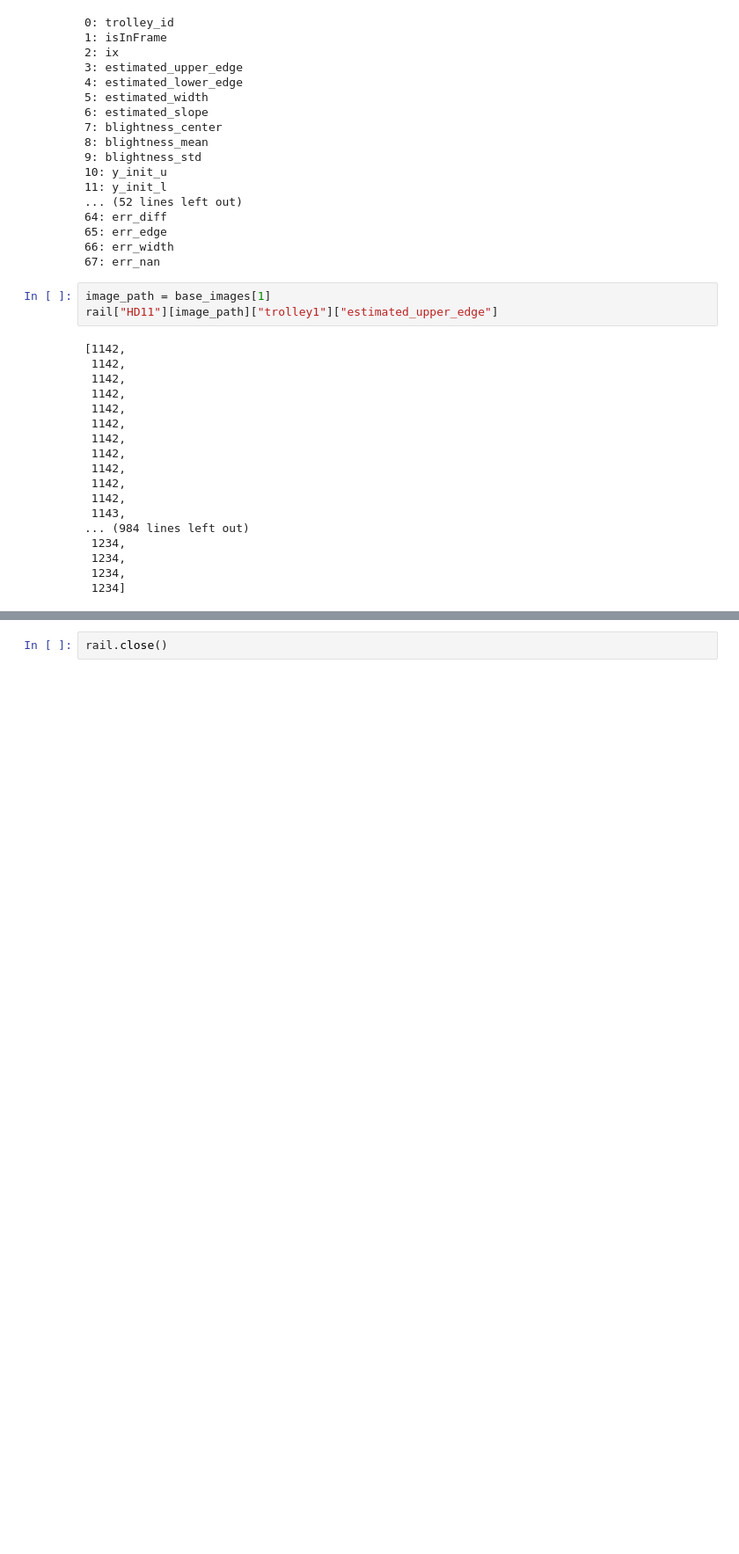
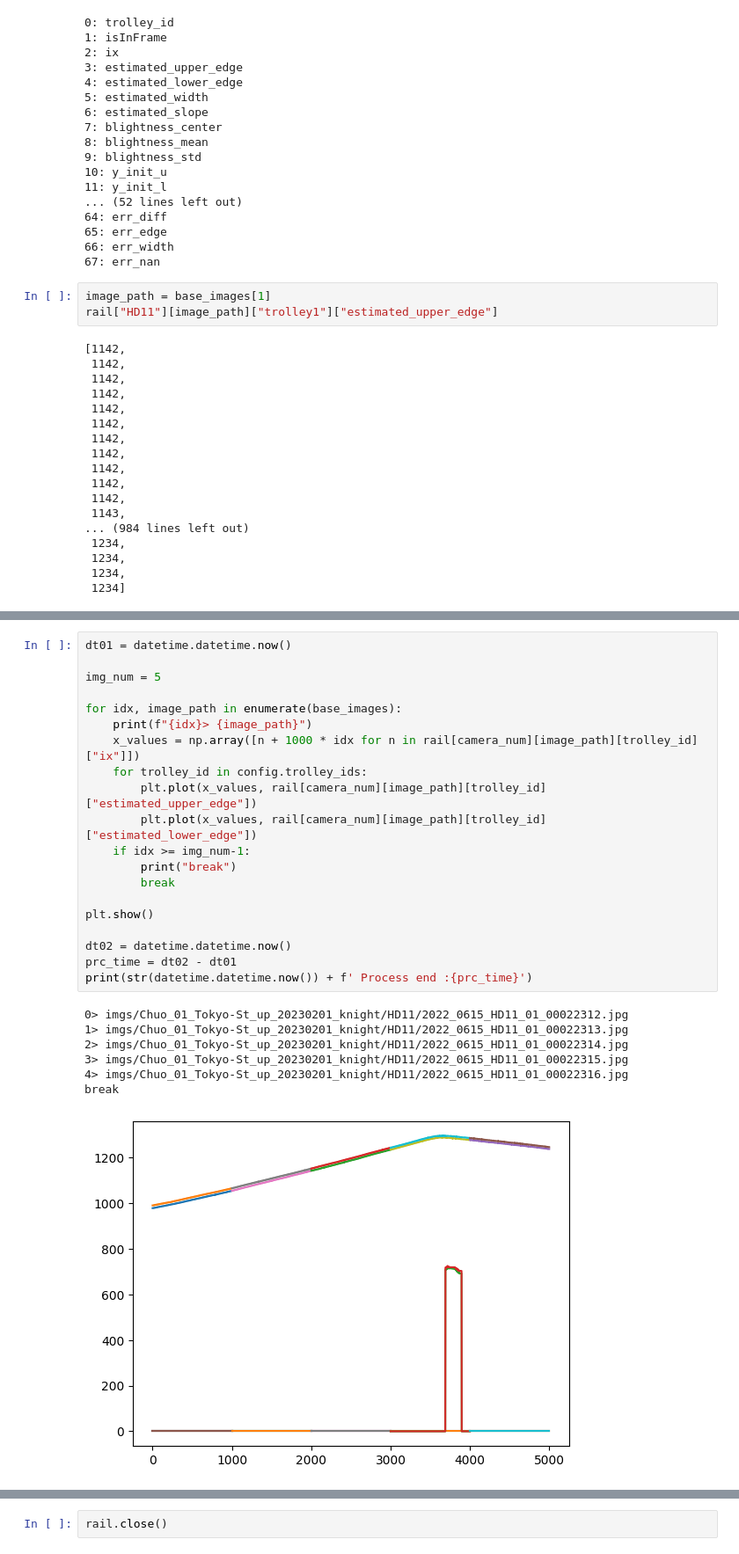
Before and after one commit to esioEptmcDxpt/green-finder, a Jupyter notebook: shelve_check.ipynb, the cells around one changed output, grey strips where cells are left out. Shown at 88% size. Drawn from its saved outputs; the diff is of its cells as text; blank space fills up the shorter version.

```diff
--- a/shelve_check.ipynb
+++ b/shelve_check.ipynb
@@ -129,0 +141,28 @@ imgs/Chuo_01_Tokyo-St_up_20230201_knight/HD11/2022_0615_HD11_01_00022314.jpg
+# %%
+dt01 = datetime.datetime.now()
+
+img_num = 5
+
+for idx, image_path in enumerate(base_images):
+    print(f"{idx}> {image_path}")
+    x_values = np.array([n + 1000 * idx for n in rail[camera_num][image_path][trolley_id]["ix"]])
+    for trolley_id in config.trolley_ids:
+        plt.plot(x_values, rail[camera_num][image_path][trolley_id]["estimated_upper_edge"])
+        plt.plot(x_values, rail[camera_num][image_path][trolley_id]["estimated_lower_edge"])
+    if idx >= img_num-1:
+        print("break")
+        break
+
+plt.show()
+
+dt02 = datetime.datetime.now()
+prc_time = dt02 - dt01
+print(str(datetime.datetime.now()) + f' Process end :{prc_time}')
+# %% [output]
+0> imgs/Chuo_01_Tokyo-St_up_20230201_knight/HD11/2022_0615_HD11_01_00022312.jpg
+1> imgs/Chuo_01_Tokyo-St_up_20230201_knight/HD11/2022_0615_HD11_01_00022313.jpg
+2> imgs/Chuo_01_Tokyo-St_up_20230201_knight/HD11/2022_0615_HD11_01_00022314.jpg
+3> imgs/Chuo_01_Tokyo-St_up_20230201_knight/HD11/2022_0615_HD11_01_00022315.jpg
+4> imgs/Chuo_01_Tokyo-St_up_20230201_knight/HD11/2022_0615_HD11_01_00022316.jpg
+break
+[figure, added]
```
Also changed, not shown: parts of 4 cells of this notebook, 2 other files.
